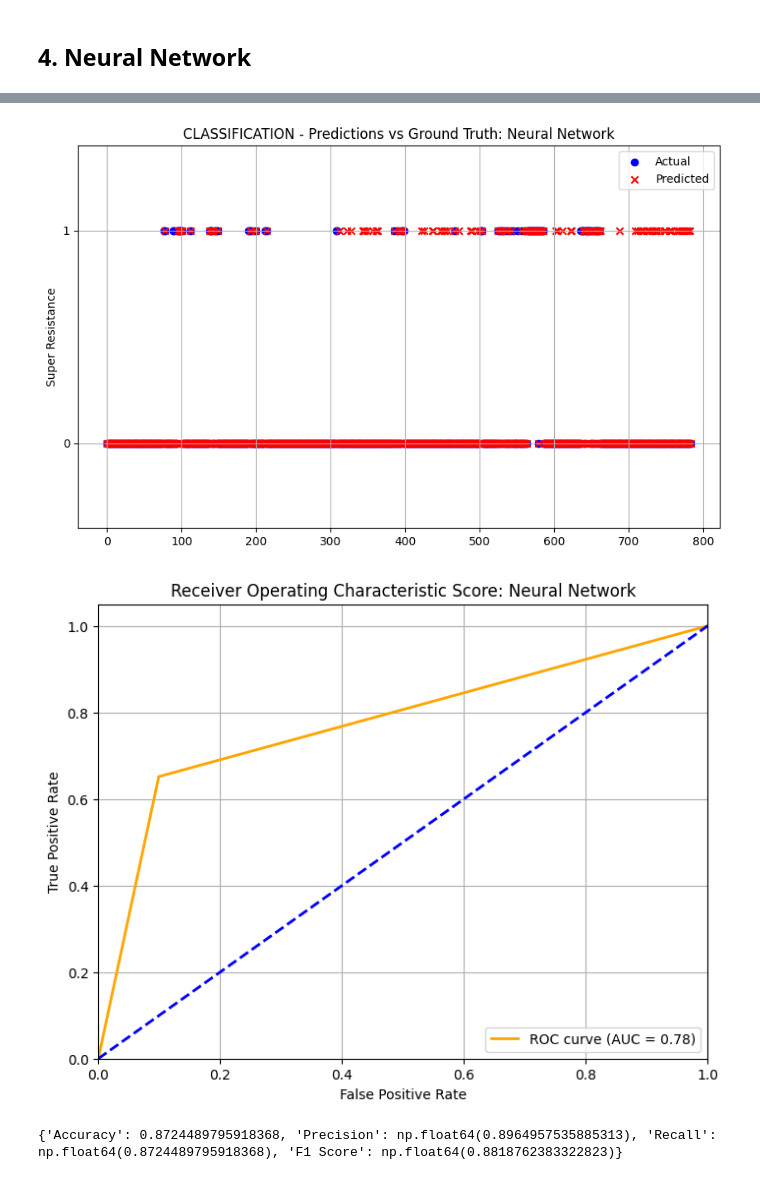
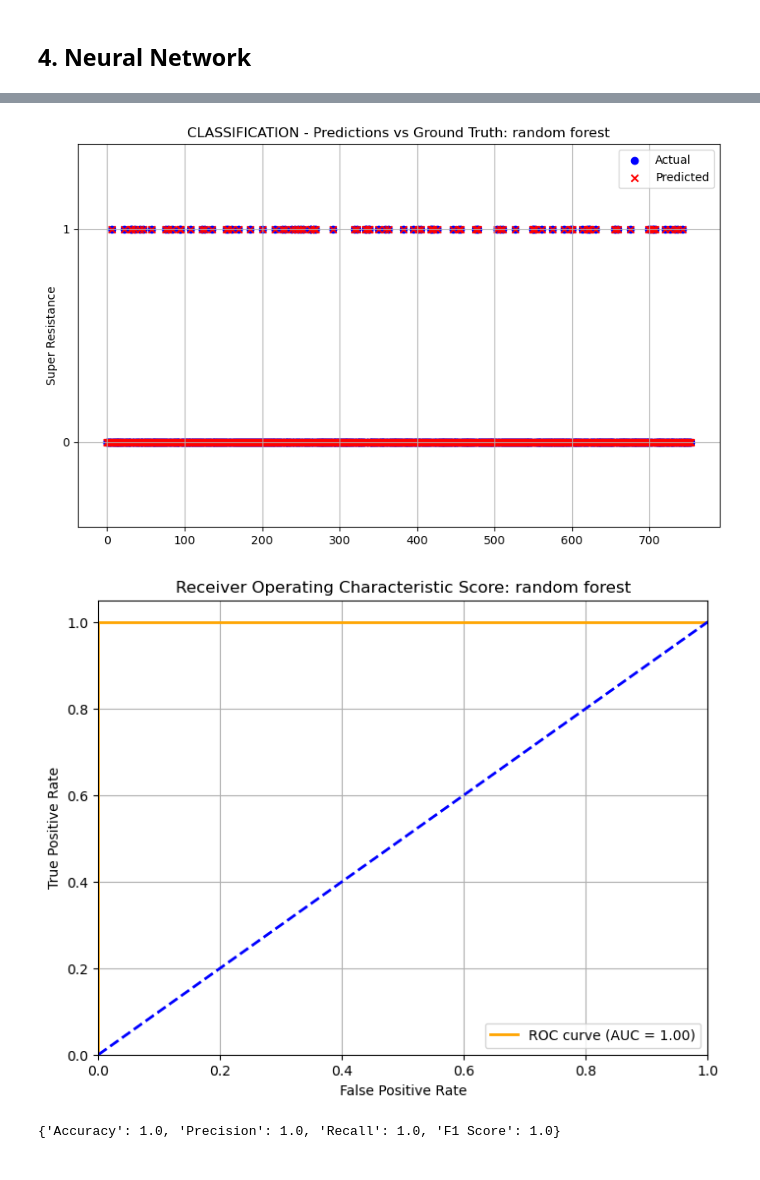
Before and after one commit to VX59/4-587-project-p1, a Jupyter notebook: src/phase3.ipynb, the cells around one changed output, grey strips where cells are left out. Drawn from its saved outputs; the diff is of its cells as text; code cells hidden in the pictures.

Commit message:
fixing models

```diff
--- a/src/phase3.ipynb
+++ b/src/phase3.ipynb
@@ -207,8 +199,17 @@ def plot_roc_curve(y_test, y_probs, name):
 def eval_classification(y_test_SPARK, y_pred_SPARK, name):
 
     #Convert Spark DataFrames to pandas for EVAL ONLY
-    y_test = y_test_SPARK.toPandas().squeeze()
-    y_pred_probs = y_pred_SPARK.toPandas().squeeze()
+
+    if isinstance(y_test_SPARK, pd.DataFrame):
+        y_test = y_test_SPARK.squeeze()
+    else:
+        y_test = y_test_SPARK.toPandas().squeeze()
+
+
+    if isinstance(y_pred_SPARK, pd.DataFrame):
+        y_pred_probs = y_pred_SPARK.squeeze()
+    else:
+        y_pred_probs = y_pred_SPARK.toPandas().squeeze()
 
     #Retired old threshold function in favor of simpelr one
     y_pred = (y_pred_probs > 0.5).astype(float)
@@ -336,29 +488,23 @@ print(train_data.select('label').head(20))
 # %%
-from pyspark.ml.classification import MultilayerPerceptronClassifier
+from pyspark.ml.classification import RandomForestClassifier
 
-def neural_network():
-    layers = [
-    len(feature_cols),
-        8,
-        4,
-        2
-    ]
-    mlp = MultilayerPerceptronClassifier(featuresCol="features", labelCol="label", layers=layers, maxIter=10)
+def random_forest():
+    rf = RandomForestClassifier(labelCol="label", featuresCol="features", predictionCol="prediction", numTrees=10)
 
-    mlp_model = mlp.fit(train_data)
+    # Train the model
+    model = rf.fit(train_data)
 
-    predictions = mlp_model.transform(test_data)
+    predictions = model.transform(test_data)
 
     y_test_SPARK = test_data.select("label")
     y_pred_SPARK = predictions.select("prediction")
 
-    metrics = eval_classification(y_test_SPARK, y_pred_SPARK, "Neural Network")
-    print(metrics)
+    print(eval_classification(y_test_SPARK, y_pred_SPARK, "random forest"))
 
-neural_network()
+random_forest()
 # %% [output]
-[figure, old version]
+[figure, new version]
-[figure, old version]
+[figure, new version]
-{'Accuracy': 0.8724489795918368, 'Precision': np.float64(0.8964957535885313), 'Recall': np.float64(0.8724489795918368), 'F1 Score': np.float64(0.8818762383322823)}
+{'Accuracy': 1.0, 'Precision': 1.0, 'Recall': 1.0, 'F1 Score': 1.0}
 # %%
 spark.stop()
```
Also changed, not shown: parts of 9 cells of this notebook.
